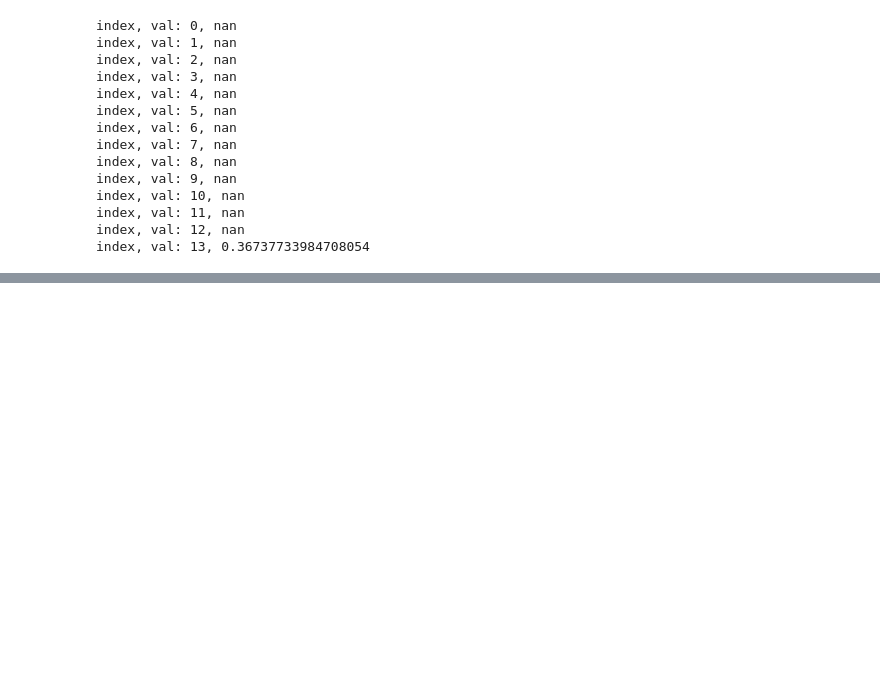
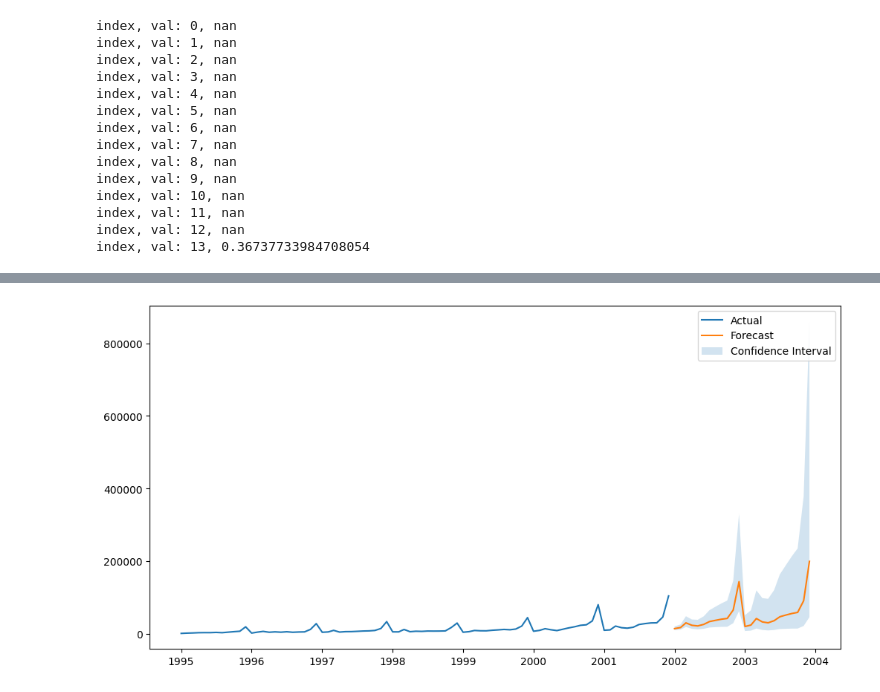
Before and after one commit to lawgorithm/timeseries, a Jupyter notebook: ARIMA/SARIMA_and_Holt_Winters_Examples.ipynb, the cells around one changed output, grey strips where cells are left out. Saved outputs shown, nothing was run; the diff lists cells and outputs as text; code cells hidden in the pictures; blank space fills up the shorter version.

```diff
--- a/ARIMA/SARIMA_and_Holt_Winters_Examples.ipynb
+++ b/ARIMA/SARIMA_and_Holt_Winters_Examples.ipynb
@@ -316,0 +392,17 @@ for ts in ts_arrays:
+# %%
+# Back transform to the original scale (invert the log transformation)
+
+# Plot the forecast
+plt.figure(figsize=(12, 6))
+plt.plot(np.exp(log_sales), label='Actual')
+plt.plot(np.exp(forecast_df['Forecast']), label='Forecast')
+plt.fill_between(
+    forecast_df.index,
+    np.exp(forecast_df['Lower CI']),
+    np.exp(forecast_df['Upper CI']),
+    alpha=0.2,
+    label='Confidence Interval')
+plt.legend()
+plt.show()
+# %% [output]
+[figure, added]
```
Also changed, not shown: parts of 16 cells of this notebook.
